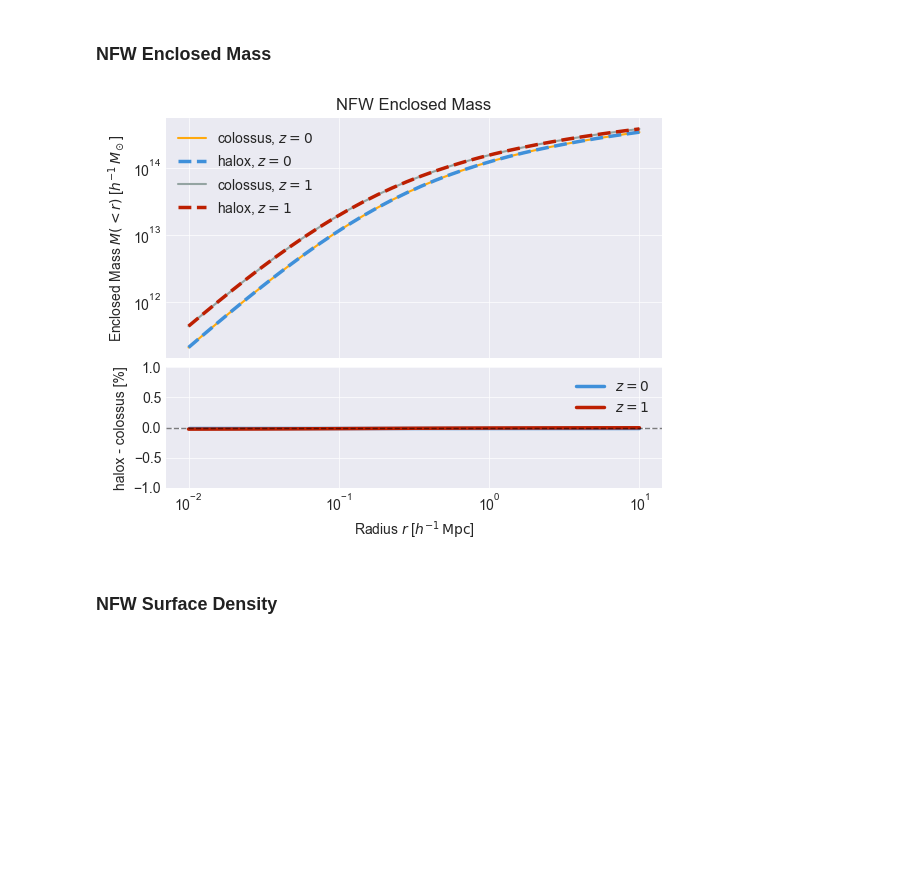
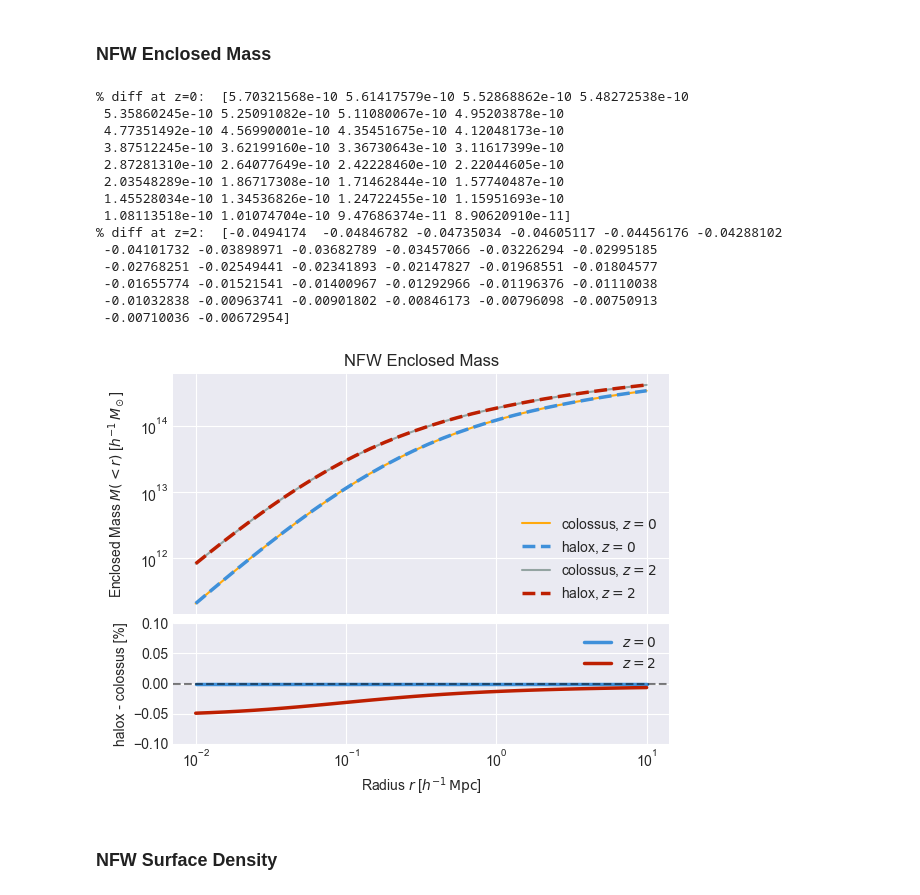
Before and after one commit to fkeruzore/halox, a Jupyter notebook: notebooks/halox_vs_colossus.ipynb, the cells around one changed output. Drawn from its saved outputs; the diff is of its cells as text; code cells hidden in the pictures; blank space fills up the shorter version.

```diff
--- a/notebooks/halox_vs_colossus.ipynb
+++ b/notebooks/halox_vs_colossus.ipynb
@@ -103,7 +104,7 @@ style_kw = [
 m_delta = 1e14  # h-1 Msun
 c_delta = 5.0
 deltas = [200.0]
-redshifts = [0.0, 1.0]
+redshifts = [0.0, 2.0]
 
 # Radial range
 r = jnp.logspace(-2, 1, 32)  # h-1 Mpc
@@ -131,9 +132,9 @@ fig, ax_main, ax_ratio = create_comparison_plot()
 ax_main.loglog(r, rho_colossus[0.0], label="colossus, $z=0$", **style_kw[0])
 ax_main.loglog(r, rho_halox[0.0], label="halox, $z=0$", **style_kw[1])
 
-# z=1.0
-ax_main.loglog(r, rho_colossus[1.0], label="colossus, $z=1$", **style_kw[2])
-ax_main.loglog(r, rho_halox[1.0], label="halox, $z=1$", **style_kw[3])
+# z=2.0
+ax_main.loglog(r, rho_colossus[2.0], label="colossus, $z=2$", **style_kw[2])
+ax_main.loglog(r, rho_halox[2.0], label="halox, $z=2$", **style_kw[3])
 
 ax_main.set_ylabel(r"Density $\rho(r)$ [$h^2 \, M_\odot \, {\rm Mpc}^{-3}$]")
 ax_main.set_title("NFW Density Profile")
@@ -141,17 +142,20 @@ ax_main.legend()
 
 # Ratio panel: relative differences for both redshifts
 ratio_z0 = (rho_halox[0.0] / rho_colossus[0.0] - 1.0) * 100  # Convert to %
-ratio_z1 = (rho_halox[1.0] / rho_colossus[1.0] - 1.0) * 100  # Convert to %
+ratio_z1 = (rho_halox[2.0] / rho_colossus[2.0] - 1.0) * 100  # Convert to %
 
 ax_ratio.semilogx(r, ratio_z0, label="$z=0$", **style_kw[-3])
-ax_ratio.semilogx(r, ratio_z1, label="$z=1$", **style_kw[-2])
+ax_ratio.semilogx(r, ratio_z1, label="$z=2$", **style_kw[-2])
 
 ax_ratio.axhline(0.0, color="k", linestyle="--", alpha=0.5)
 ax_ratio.set_xlabel(r"Radius $r$ [$h^{-1} \, {\rm Mpc}$]")
 ax_ratio.set_ylabel("halox - colossus [%]")
-ax_ratio.set_ylim(-1, 1)
+ax_ratio.set_ylim(-0.1, 0.1)
 ax_ratio.legend()
 
 # Align y-axis labels
 fig.align_labels([ax_main, ax_ratio])
+
+print("% diff at z=0: ", ratio_z0)
+print("% diff at z=2: ", ratio_z1)
 # %% [output]
@@ -173,40 +191,57 @@ for z in redshifts:
 
     mass_halox[z] = nfw_halox.enclosed_mass(r)
     mass_colossus[z] = nfw_colossus.enclosedMass(r * 1000)
 
 # Create comparison plot
 fig, ax_main, ax_ratio = create_comparison_plot()
 
 # Main panel: plot colossus first (behind), then halox (on top)
 # z=0.0
 ax_main.loglog(r, mass_colossus[0.0], label="colossus, $z=0$", **style_kw[0])
 ax_main.loglog(r, mass_halox[0.0], label="halox, $z=0$", **style_kw[1])
 
-# z=1.0
-ax_main.loglog(r, mass_colossus[1.0], label="colossus, $z=1$", **style_kw[2])
-ax_main.loglog(r, mass_halox[1.0], label="halox, $z=1$", **style_kw[3])
+# z=2.0
+ax_main.loglog(r, mass_colossus[2.0], label="colossus, $z=2$", **style_kw[2])
+ax_main.loglog(r, mass_halox[2.0], label="halox, $z=2$", **style_kw[3])
 
 ax_main.set_ylabel(r"Enclosed Mass $M(<r)$ [$h^{-1} \, M_\odot$]")
 ax_main.set_title("NFW Enclosed Mass")
 ax_main.legend()
 
 # Ratio panel: relative differences for both redshifts
 ratio_z0 = (mass_halox[0.0] / mass_colossus[0.0] - 1.0) * 100  # Convert to %
-ratio_z1 = (mass_halox[1.0] / mass_colossus[1.0] - 1.0) * 100  # Convert to %
+ratio_z1 = (mass_halox[2.0] / mass_colossus[2.0] - 1.0) * 100  # Convert to %
 
 ax_ratio.semilogx(r, ratio_z0, label="$z=0$", **style_kw[-3])
-ax_ratio.semilogx(r, ratio_z1, label="$z=1$", **style_kw[-2])
+ax_ratio.semilogx(r, ratio_z1, label="$z=2$", **style_kw[-2])
 
 ax_ratio.axhline(0.0, color="k", linestyle="--", alpha=0.5)
 ax_ratio.set_xlabel(r"Radius $r$ [$h^{-1} \, {\rm Mpc}$]")
 ax_ratio.set_ylabel("halox - colossus [%]")
-ax_ratio.set_ylim(-1, 1)
+ax_ratio.set_ylim(-0.1, 0.1)
 ax_ratio.legend()
 
 # Align y-axis labels
 fig.align_labels([ax_main, ax_ratio])
+
+print("% diff at z=0: ", ratio_z0)
+print("% diff at z=2: ", ratio_z1)
 # %% [output]
+% diff at z=0:  [5.70321568e-10 5.61417579e-10 5.52868862e-10 5.48272538e-10
+ 5.35860245e-10 5.25091082e-10 5.11080067e-10 4.95203878e-10
+ 4.77351492e-10 4.56990001e-10 4.35451675e-10 4.12048173e-10
+ 3.87512245e-10 3.62199160e-10 3.36730643e-10 3.11617399e-10
+ 2.87281310e-10 2.64077649e-10 2.42228460e-10 2.22044605e-10
+ 2.03548289e-10 1.86717308e-10 1.71462844e-10 1.57740487e-10
+ 1.45528034e-10 1.34536826e-10 1.24722455e-10 1.15951693e-10
+ 1.08113518e-10 1.01074704e-10 9.47686374e-11 8.90620910e-11]
+% diff at z=2:  [-0.0494174  -0.04846782 -0.04735034 -0.04605117 -0.04456176 -0.04288102
+ -0.04101732 -0.03898971 -0.03682789 -0.03457066 -0.03226294 -0.02995185
+ -0.02768251 -0.02549441 -0.02341893 -0.02147827 -0.01968551 -0.01804577
+ -0.01655774 -0.01521541 -0.01400967 -0.01292966 -0.01196376 -0.01110038
+ -0.01032838 -0.00963741 -0.00901802 -0.00846173 -0.00796098 -0.00750913
+ -0.00710036 -0.00672954]
-[figure, old version]
+[figure, new version]
 # %% [markdown]
 ### NFW Surface Density
 # %%
```
Also changed, not shown: parts of 14 cells of this notebook, 1 other file.
